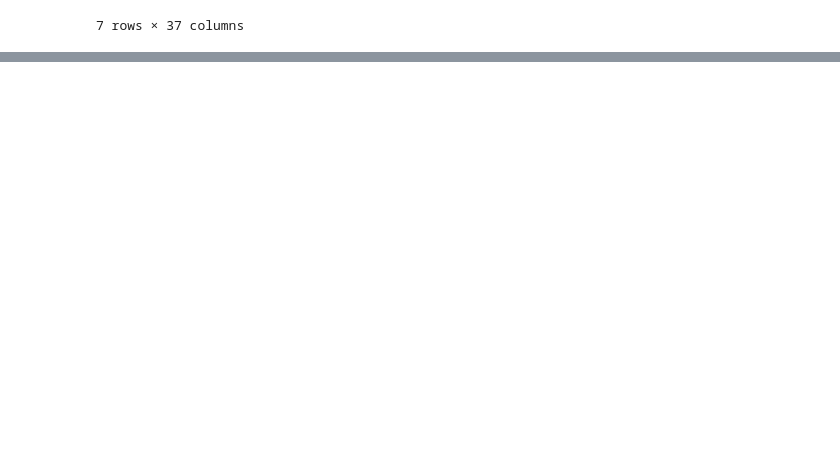
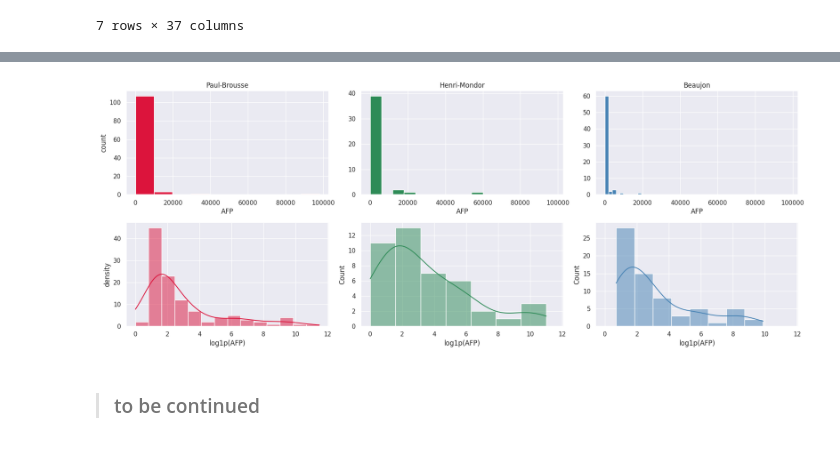
Before and after one commit to aymenSadraoui/ML-Model-Integrating-Computational-Pathology-to-Predict-Early-Recurrence-of-HCC, a Jupyter notebook: notebooks/EDA.ipynb, the cells around one changed output, grey strips where cells are left out. Saved outputs shown, nothing was run; the diff lists cells and outputs as text; code cells hidden in the pictures; blank space fills up the shorter version.

```diff
--- a/notebooks/EDA.ipynb
+++ b/notebooks/EDA.ipynb
@@ -58,0 +169,25 @@ df_bj.head(7)
+# %%
+fig, axes = plt.subplots(2, 3, figsize=(18, 7), sharex='row')
+# ---------- Row 1: raw AFP ----------
+axes[0,0].hist(df_pb["Valeur exacte AFP pré-opératoire"], color="crimson")
+axes[0,0].set_title("Paul-Brousse")
+axes[0,1].hist(df_hm["Valeur exacte AFP pré-opératoire"], color="seagreen")
+axes[0,1].set_title("Henri-Mondor")
+axes[0,2].hist(df_bj["Valeur exacte AFP pré-opératoire"], color="steelblue")
+axes[0,2].set_title("Beaujon")
+
+# ---------- Row 2: log1p(AFP) ----------
+sns.histplot(np.log1p(df_pb["Valeur exacte AFP pré-opératoire"]), kde=True, ax=axes[1,0], color="crimson")
+sns.histplot(np.log1p(df_hm["Valeur exacte AFP pré-opératoire"]), kde=True, ax=axes[1,1], color="seagreen")
+sns.histplot(np.log1p(df_bj["Valeur exacte AFP pré-opératoire"]), kde=True, ax=axes[1,2], color="steelblue")
+for j in range(3):
+    axes[0,j].set_xlabel("AFP")
+    axes[1,j].set_xlabel("log1p(AFP)")
+axes[0,0].set_ylabel("count")
+axes[1,0].set_ylabel("density")
+plt.tight_layout()
+plt.show()
+# %% [output]
+[figure, added]
+# %% [markdown]
+> ### to be continued
```
Also changed, not shown: parts of 10 cells of this notebook.
